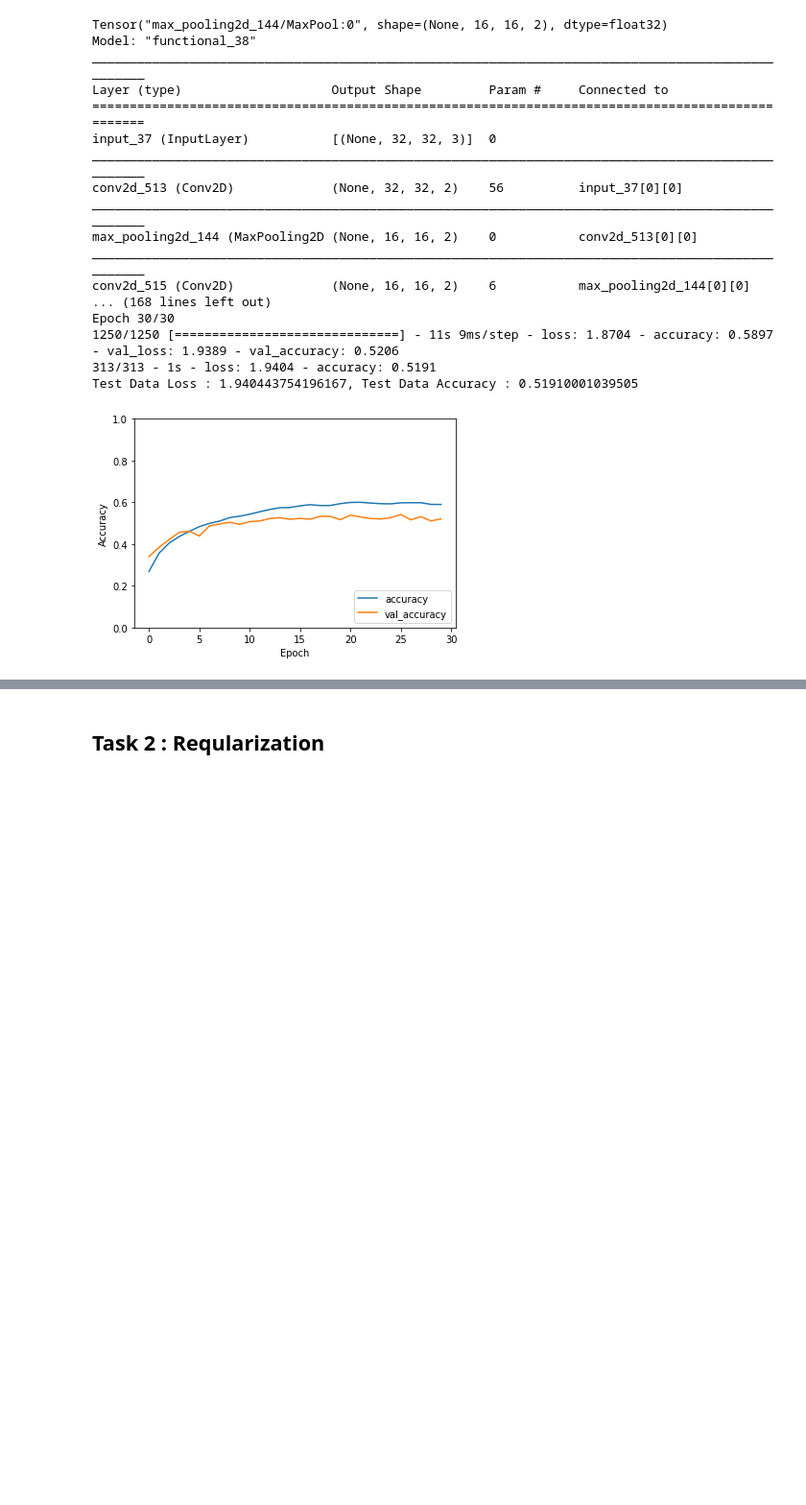
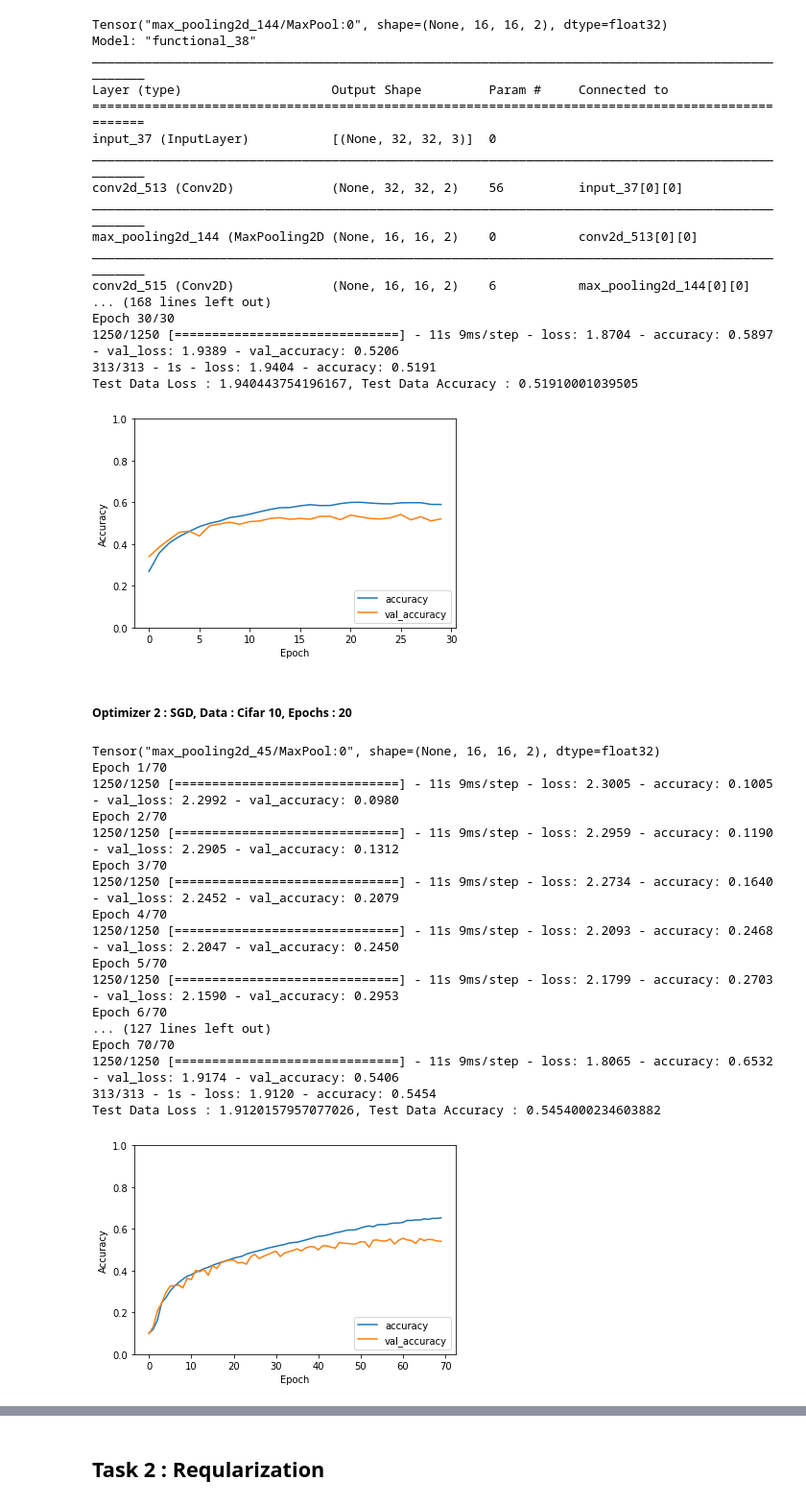
Before and after one commit to rajprasad001/deep_learning_concepts, a Jupyter notebook: Project_Assignment.ipynb, the cells around one changed output, grey strips where cells are left out. Shown at 96% size. Saved outputs shown, nothing was run; the diff lists cells and outputs as text; code cells hidden in the pictures; blank space fills up the shorter version.

```diff
--- a/Project_Assignment.ipynb
+++ b/Project_Assignment.ipynb
@@ -671,7 +671,7 @@ def inception_net(opt,train_x,train_y,epo,val_x,val_y,test_x,test_y):
   output = tf.keras.layers.Dense(10,activation='softmax')(mlp)
 
   model = tf.keras.Model(inputs,output)
-  model.summary()
+  #model.summary()
   model.compile(optimizer=opt,loss=tf.keras.losses.SparseCategoricalCrossentropy(from_logits=True),metrics=['accuracy'])
   history = model.fit(train_x, train_y, epochs=epo, validation_data=(val_x, val_y))
 
@@ -709,3 +709,26 @@ Epoch 30/30
 313/313 - 1s - loss: 1.9404 - accuracy: 0.5191
 Test Data Loss : 1.940443754196167, Test Data Accuracy : 0.51910001039505
 [figure]
+# %% [markdown]
+##### Optimizer 2 : SGD, Data : Cifar 10, Epochs : 20
+# %%
+opt_sgd_inception_net =inception_net('sgd',cifar_train_x,cifar_train_y,70,cifar_val_x,cifar_val_y,cifar_test_x,cifar_test_y)
+# %% [output]
+Tensor("max_pooling2d_45/MaxPool:0", shape=(None, 16, 16, 2), dtype=float32)
+Epoch 1/70
+1250/1250 [==============================] - 11s 9ms/step - loss: 2.3005 - accuracy: 0.1005 - val_loss: 2.2992 - val_accuracy: 0.0980
+Epoch 2/70
+1250/1250 [==============================] - 11s 9ms/step - loss: 2.2959 - accuracy: 0.1190 - val_loss: 2.2905 - val_accuracy: 0.1312
+Epoch 3/70
+1250/1250 [==============================] - 11s 9ms/step - loss: 2.2734 - accuracy: 0.1640 - val_loss: 2.2452 - val_accuracy: 0.2079
+Epoch 4/70
+1250/1250 [==============================] - 11s 9ms/step - loss: 2.2093 - accuracy: 0.2468 - val_loss: 2.2047 - val_accuracy: 0.2450
+Epoch 5/70
+1250/1250 [==============================] - 11s 9ms/step - loss: 2.1799 - accuracy: 0.2703 - val_loss: 2.1590 - val_accuracy: 0.2953
+Epoch 6/70
+... (127 lines left out)
+Epoch 70/70
+1250/1250 [==============================] - 11s 9ms/step - loss: 1.8065 - accuracy: 0.6532 - val_loss: 1.9174 - val_accuracy: 0.5406
+313/313 - 1s - loss: 1.9120 - accuracy: 0.5454
+Test Data Loss : 1.9120157957077026, Test Data Accuracy : 0.5454000234603882
+[figure, added]
```
Also changed, not shown: parts of 10 cells of this notebook.
